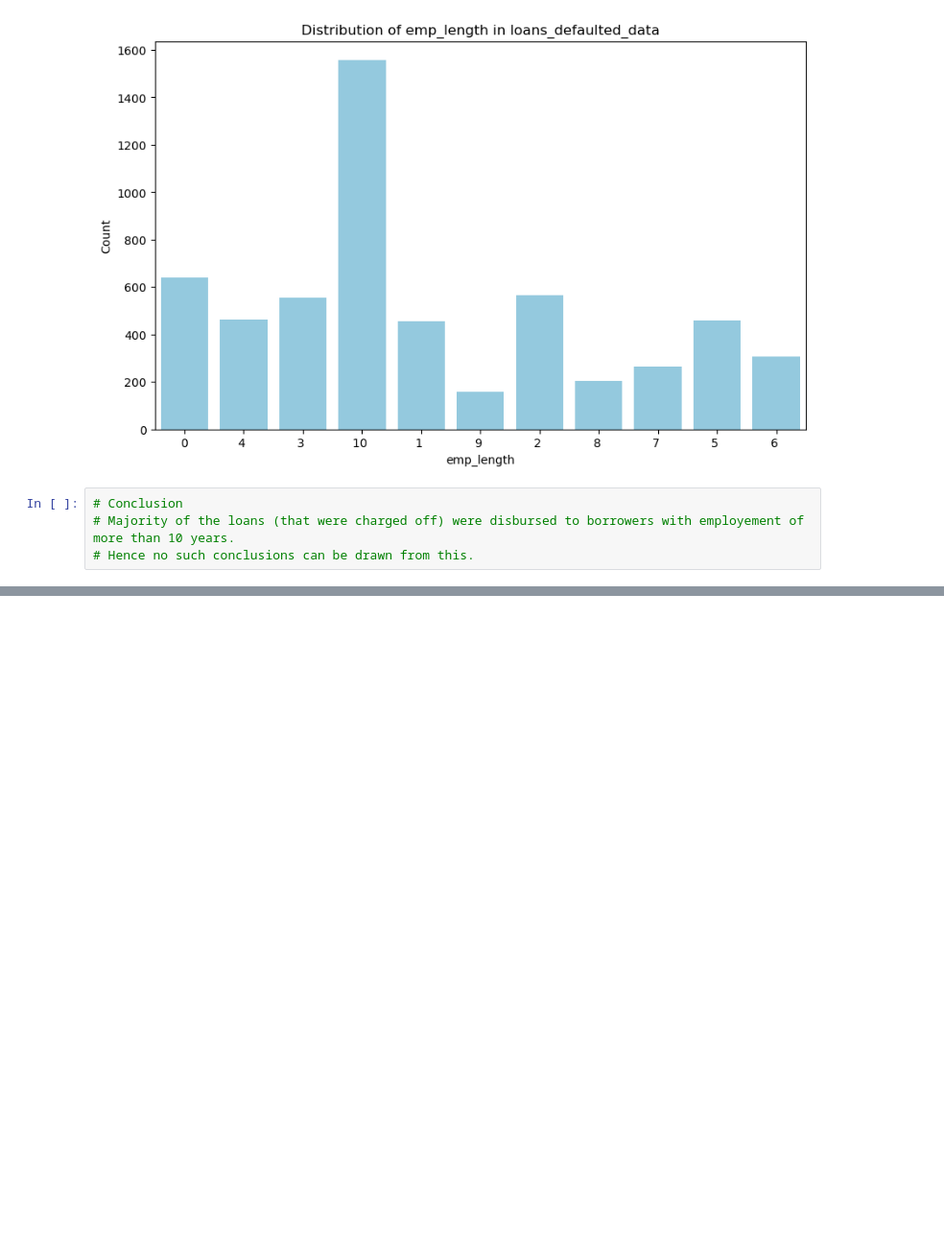
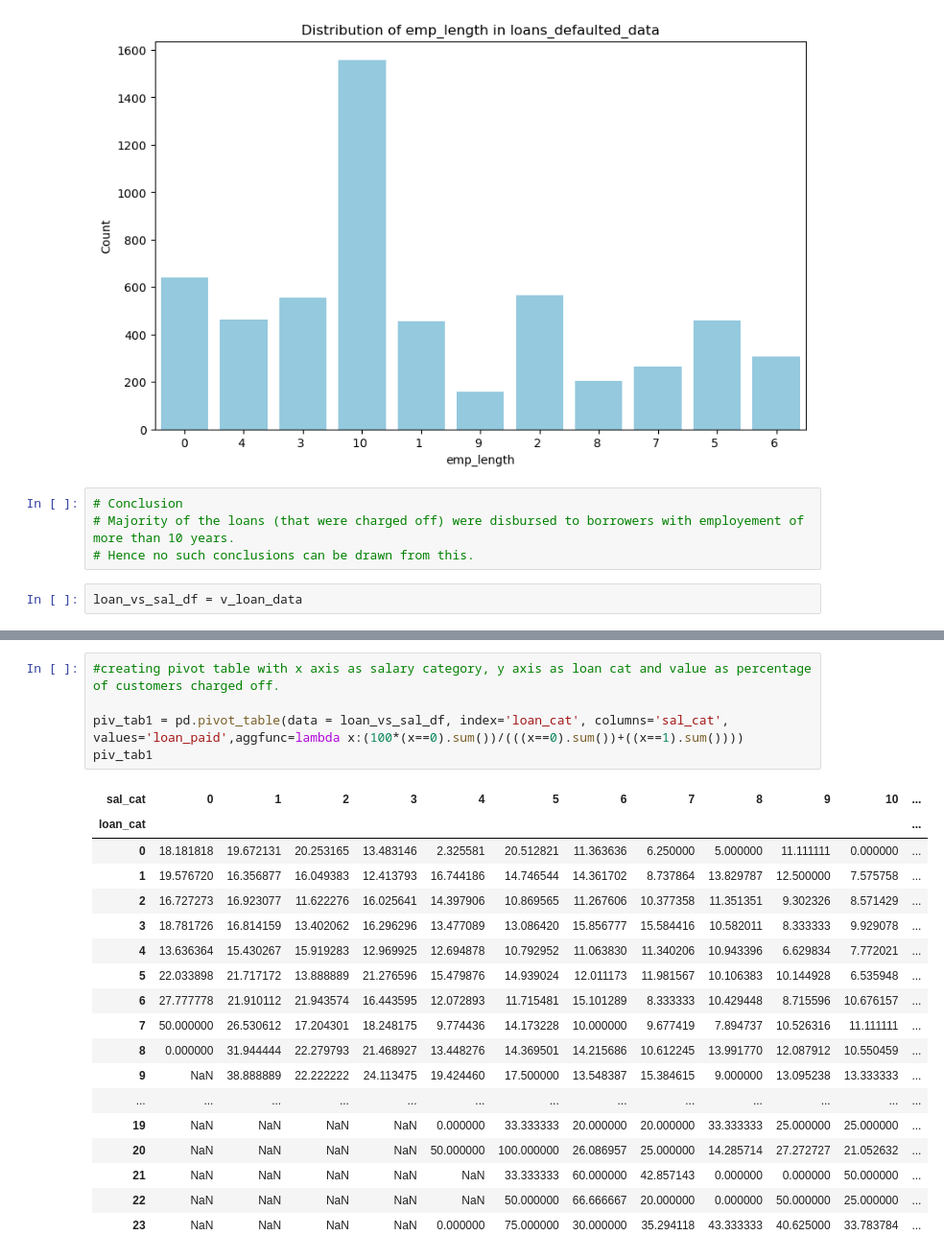
Before and after one commit to Rawoof821/LendingclubCaseStudy, a Jupyter notebook: Neha_Rawoof_LendingCaseStudy.ipynb, the cells around one changed output, grey strips where cells are left out. Shown: that part at 96% size. Cells and saved outputs as stored; diff of their text form; blank space fills up the shorter version.

```diff
--- a/Neha_Rawoof_LendingCaseStudy.ipynb
+++ b/Neha_Rawoof_LendingCaseStudy.ipynb
@@ -1296,3 +1294,5 @@ plt.show()
 # Conclusion
 # Majority of the loans (that were charged off) were disbursed to borrowers with employement of more than 10 years.
 # Hence no such conclusions can be drawn from this.
+# %%
+loan_vs_sal_df = v_loan_data
@@ -1298,0 +1326,24 @@ plt.show()
+# %%
+#creating pivot table with x axis as salary category, y axis as loan cat and value as percentage of customers charged off.
+
+piv_tab1 = pd.pivot_table(data = loan_vs_sal_df, index='loan_cat', columns='sal_cat', values='loan_paid',aggfunc=lambda x:(100*(x==0).sum())/(((x==0).sum())+((x==1).sum())))
+piv_tab1
+# %% [output]
+| sal_cat | 0 | 1 | 2 | 3 | 4 | 5 | 6 | 7 | 8 | 9 | 10 | ... |
+| loan_cat |  |  |  |  |  |  |  |  |  |  |  | ... |
+| 0 | 18.181818 | 19.672131 | 20.253165 | 13.483146 | 2.325581 | 20.512821 | 11.363636 | 6.250000 | 5.000000 | 11.111111 | 0.000000 | ... |
+| 1 | 19.576720 | 16.356877 | 16.049383 | 12.413793 | 16.744186 | 14.746544 | 14.361702 | 8.737864 | 13.829787 | 12.500000 | 7.575758 | ... |
+| 2 | 16.727273 | 16.923077 | 11.622276 | 16.025641 | 14.397906 | 10.869565 | 11.267606 | 10.377358 | 11.351351 | 9.302326 | 8.571429 | ... |
+| 3 | 18.781726 | 16.814159 | 13.402062 | 16.296296 | 13.477089 | 13.086420 | 15.856777 | 15.584416 | 10.582011 | 8.333333 | 9.929078 | ... |
+| 4 | 13.636364 | 15.430267 | 15.919283 | 12.969925 | 12.694878 | 10.792952 | 11.063830 | 11.340206 | 10.943396 | 6.629834 | 7.772021 | ... |
+| 5 | 22.033898 | 21.717172 | 13.888889 | 21.276596 | 15.479876 | 14.939024 | 12.011173 | 11.981567 | 10.106383 | 10.144928 | 6.535948 | ... |
+| 6 | 27.777778 | 21.910112 | 21.943574 | 16.443595 | 12.072893 | 11.715481 | 15.101289 | 8.333333 | 10.429448 | 8.715596 | 10.676157 | ... |
+| 7 | 50.000000 | 26.530612 | 17.204301 | 18.248175 | 9.774436 | 14.173228 | 10.000000 | 9.677419 | 7.894737 | 10.526316 | 11.111111 | ... |
+| 8 | 0.000000 | 31.944444 | 22.279793 | 21.468927 | 13.448276 | 14.369501 | 14.215686 | 10.612245 | 13.991770 | 12.087912 | 10.550459 | ... |
+| 9 | NaN | 38.888889 | 22.222222 | 24.113475 | 19.424460 | 17.500000 | 13.548387 | 15.384615 | 9.000000 | 13.095238 | 13.333333 | ... |
+| ... | ... | ... | ... | ... | ... | ... | ... | ... | ... | ... | ... | ... |
+| 19 | NaN | NaN | NaN | NaN | 0.000000 | 33.333333 | 20.000000 | 20.000000 | 33.333333 | 25.000000 | 25.000000 | ... |
+| 20 | NaN | NaN | NaN | NaN | 50.000000 | 100.000000 | 26.086957 | 25.000000 | 14.285714 | 27.272727 | 21.052632 | ... |
+| 21 | NaN | NaN | NaN | NaN | NaN | 33.333333 | 60.000000 | 42.857143 | 0.000000 | 0.000000 | 50.000000 | ... |
+| 22 | NaN | NaN | NaN | NaN | NaN | 50.000000 | 66.666667 | 20.000000 | 0.000000 | 50.000000 | 25.000000 | ... |
+| 23 | NaN | NaN | NaN | NaN | 0.000000 | 75.000000 | 30.000000 | 35.294118 | 43.333333 | 40.625000 | 33.783784 | ... |
```
Also changed, not shown: parts of 5 cells of this notebook.
